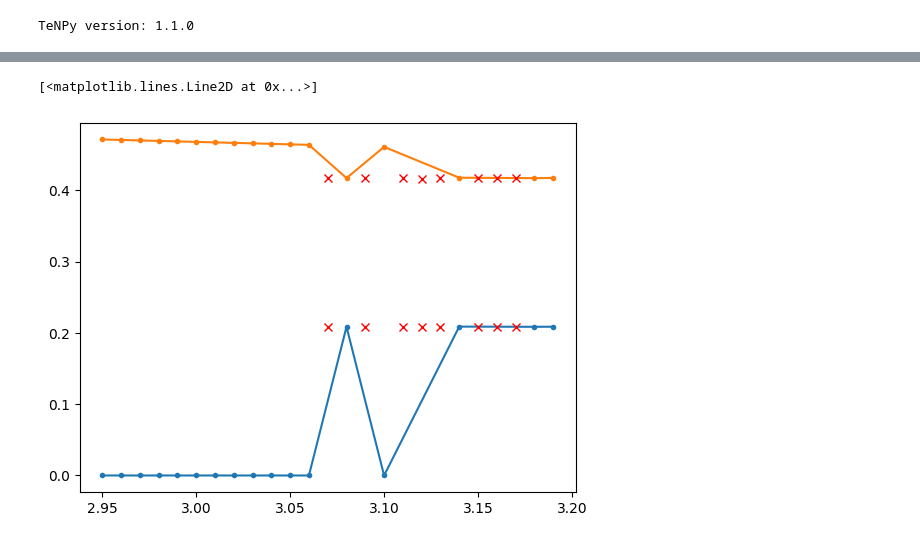
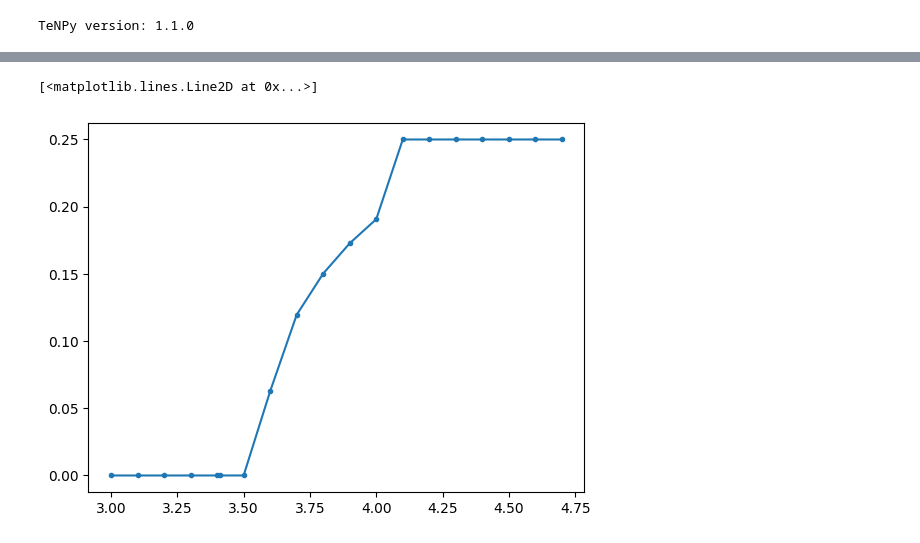
Before and after one commit to aravindhshankar/Spin1LongRangeOrder.jl, a Jupyter notebook: python/notebooks/plot_idmrg_chi100.ipynb, the cells around one changed output, grey strips where cells are left out. Cells and saved outputs as stored; diff of their text form; code cells hidden in the pictures.

```diff
--- a/python/notebooks/plot_idmrg_chi100.ipynb
+++ b/python/notebooks/plot_idmrg_chi100.ipynb
@@ -30,7 +30,8 @@ DATA_ROOT = '../../data/iDMRG/'
 # %% [output]
 TeNPy version: 1.1.0
 # %%
-REQ_DATA = 't_1.00_U_0.10_Vpp_0.800/v2/'
+# REQ_DATA = 't_1.00_U_0.10_Vpp_0.800/v2/'
+REQ_DATA = 't_1.00_U_0.10_Vpp_0.800_consNf0_25_chimax_100/'
 PATH_TO_REQ_DATA = os.path.join(DATA_ROOT, REQ_DATA)
 file_list = [os.path.join(PATH_TO_REQ_DATA,f) for f in os.listdir(PATH_TO_REQ_DATA) if "chimax_100" in f]
 def atomic_action(file):
@@ -42,7 +43,10 @@ def atomic_action(file):
         'mean_Sz' : metadata['mean_Sz'],
         'mean_fill' : metadata['mean_fill'],
         'model_params' : model_params,
-        'converged' : metadata['converged']
+        'converged' : metadata['converged'],
+        'E' : metadata['E'],
+        'Sz' : metadata['Sz'],
+        'Ntot' : metadata["Ntot"],
     }
     return row_dict
 
@@ -59,10 +63,12 @@ df.head()
 # %%
 fig, ax = plt.subplots(1)
 mask = df['converged']
 ax.plot(df.loc[mask, 'dV'], np.abs(df.loc[mask, 'mean_Sz']), ls='-', marker='.', c='C0')
 ax.plot(df.loc[~mask, 'dV'], np.abs(df.loc[~mask, 'mean_Sz']), ls='', marker='x', c='r')
-ax.plot(df.loc[mask, 'dV'], np.abs(df.loc[mask, 'mean_fill']), ls='-', marker='.', c='C1')
-ax.plot(df.loc[~mask, 'dV'], np.abs(df.loc[~mask, 'mean_fill']), ls='', marker='x', c='r')
+# ax.plot(df.loc[mask, 'dV'], np.abs(df.loc[mask, 'mean_fill']), ls='-', marker='.', c='C1')
+# ax.plot(df.loc[~mask, 'dV'], np.abs(df.loc[~mask, 'mean_fill']), ls='', marker='x', c='r')
+# ax.plot(df.loc[mask, 'dV'], np.abs(df.loc[mask, 'E']), ls='-', marker='.', c='C2')
+# ax.plot(df.loc[~mask, 'dV'], np.abs(df.loc[~mask, 'E']), ls='', marker='x', c='r')
 # %% [output]
 [<matplotlib.lines.Line2D at 0x...>]
-[figure, old version]
+[figure, new version]
```
Also changed, not shown: parts of 3 cells of this notebook, 2 other files.
